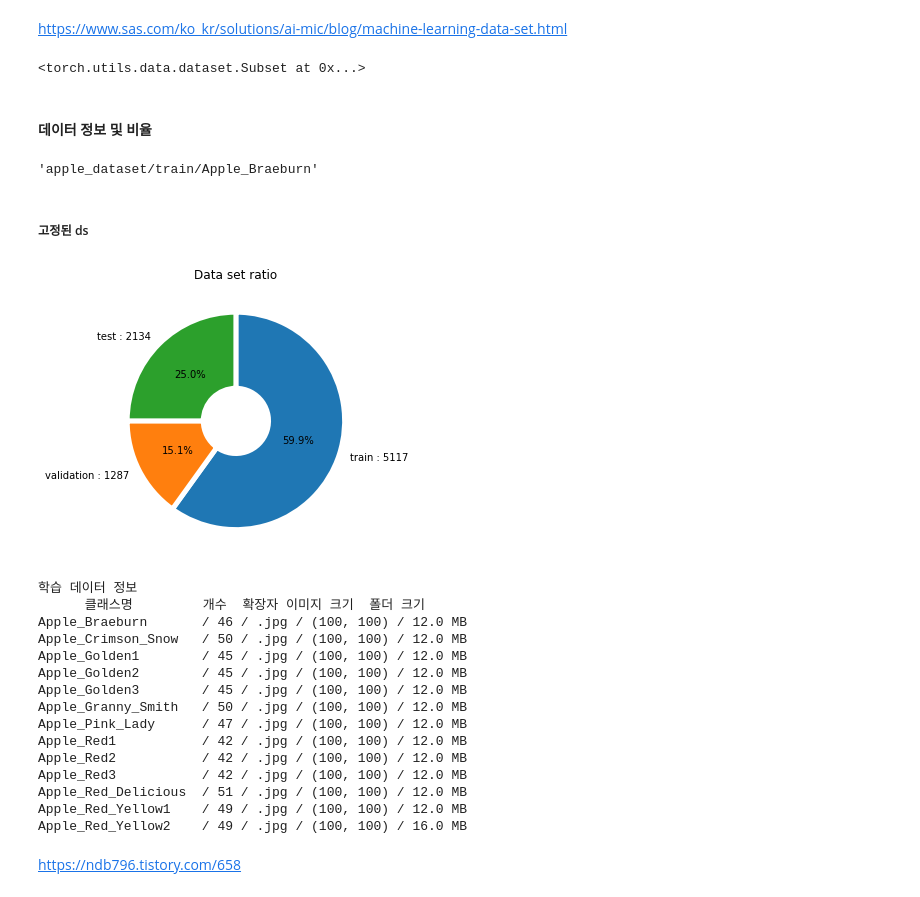
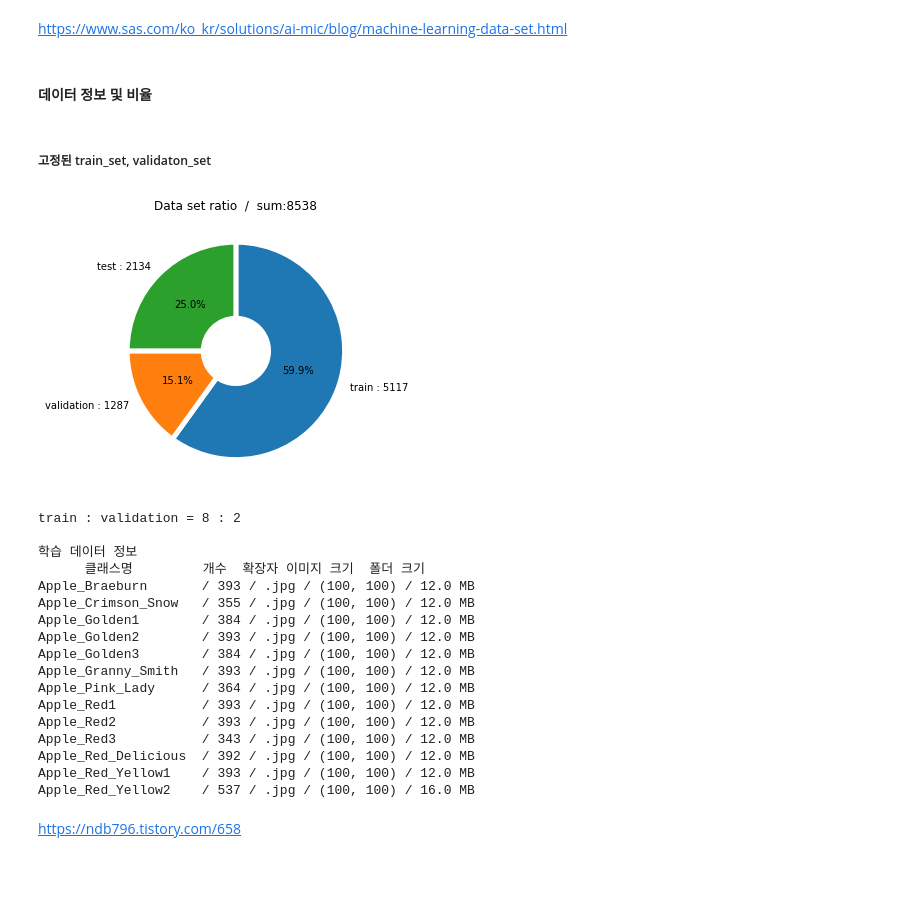
Before and after one commit to presiti/Pytorch_FruitClassification, a Jupyter notebook: A04_20221128_이미지학습.ipynb, the cells around one changed output. Drawn from its saved outputs; the diff is of its cells as text; code cells hidden in the pictures.

```diff
--- a/A04_20221128_이미지학습.ipynb
+++ b/A04_20221128_이미지학습.ipynb
@@ -236,70 +237,67 @@ testloader = torch.utils.data.DataLoader(testset, batch_size=batch_size,
 5. 분포
 # %% [markdown]
 https://www.sas.com/ko_kr/solutions/ai-mic/blog/machine-learning-data-set.html
-# %%
-classes
-# %% [output]
-<torch.utils.data.dataset.Subset at 0x...>
 # %% [markdown]
 #### 데이터 정보 및 비율
-# %%
-trian_file_list[0]
-# %% [output]
-'apple_dataset/train/Apple_Braeburn'
 # %% [markdown]
-##### 고정된 ds
+##### 고정된 train_set, validaton_set
 # %%
-train_list = glob('apple_dataset/train_split/train/Apple_*/**')
+train_list = glob('apple_dataset/train_split/train/Apple_*/*')
 trian_file_list = glob('apple_dataset/train_split/train/Apple_*')
 val_list = glob('apple_dataset/train_split/val/Apple_*/**')
 test_list = glob('apple_dataset/test/Apple_*/**')
 
 all_cnt = len(train_list) + len(val_list) + len(test_list)
 
 # 학습 이미지 개수 확인하기
 plt.rcParams['figure.figsize'] = (5.0, 5.0)
 ratio=[len(train_list), len(val_list), len(test_list)]
 labels = [f'train : {len(train_list)}', f'validation : {len(val_list)}', f'test : {len(test_list)}']
 wedgeprops={'width': 0.7, 'edgecolor': 'w', 'linewidth': 5}
-plt.title('Data set ratio')
+plt.title(f'Data set ratio  /  sum:{all_cnt}')
 plt.pie(ratio, labels=labels, autopct='%.1f%%', startangle=90, counterclock=False, wedgeprops=wedgeprops)
 plt.show()
 
+print('train : validation = 8 : 2')
 print()
 
 print('학습 데이터 정보')
 print('      클래스명         개수  확장자 이미지 크기  폴더 크기')
 for i in range(0, 13):
     file_name = str(trian_file_list[i])
+
+    file_class = glob(f'{file_name}/*')
+
     file_dir = os.listdir(trian_file_list[i])
-
     img_extension = os.path.splitext(file_dir[0])[1]    #파일 확장자 구하기
 
     images = glob(f'{trian_file_list[i]}/*')
-    image = Image.open(f'{images[image_index]}')
-    img_size = image.size      #이미지 사이즈 구하기
+    image = Image.open(f'{images[i]}')
+    img_size = image.size      #이미지 가로세로 크기 구하기
 
-    file_size = os.path.getsize(trian_file_list[i])
+    file_size = os.path.getsize(trian_file_list[i]) #폴더 크기 구하기
     file_MB = file_size / 1024
 
-    print(f'{file_name[32:]:19s}  / {len()} / {img_extension} / {img_size} / {file_MB:.1f} MB')
+    print(f'{file_name[32:]:19s}  / {len(file_class)} / {img_extension} / {img_size} / {file_MB:.1f} MB')
 # %% [output]
-[figure, old version]
+[figure, new version]
+train : validation = 8 : 2
+
 학습 데이터 정보
       클래스명         개수  확장자 이미지 크기  폴더 크기
-Apple_Braeburn       / 46 / .jpg / (100, 100) / 12.0 MB
-Apple_Crimson_Snow   / 50 / .jpg / (100, 100) / 12.0 MB
-Apple_Golden1        / 45 / .jpg / (100, 100) / 12.0 MB
-Apple_Golden2        / 45 / .jpg / (100, 100) / 12.0 MB
-Apple_Golden3        / 45 / .jpg / (100, 100) / 12.0 MB
-Apple_Granny_Smith   / 50 / .jpg / (100, 100) / 12.0 MB
-Apple_Pink_Lady      / 47 / .jpg / (100, 100) / 12.0 MB
-Apple_Red1           / 42 / .jpg / (100, 100) / 12.0 MB
-Apple_Red2           / 42 / .jpg / (100, 100) / 12.0 MB
-Apple_Red3           / 42 / .jpg / (100, 100) / 12.0 MB
-Apple_Red_Delicious  / 51 / .jpg / (100, 100) / 12.0 MB
-Apple_Red_Yellow1    / 49 / .jpg / (100, 100) / 12.0 MB
-Apple_Red_Yellow2    / 49 / .jpg / (100, 100) / 16.0 MB
+Apple_Braeburn       / 393 / .jpg / (100, 100) / 12.0 MB
+Apple_Crimson_Snow   / 355 / .jpg / (100, 100) / 12.0 MB
+Apple_Golden1        / 384 / .jpg / (100, 100) / 12.0 MB
+Apple_Golden2        / 393 / .jpg / (100, 100) / 12.0 MB
+Apple_Golden3        / 384 / .jpg / (100, 100) / 12.0 MB
+Apple_Granny_Smith   / 393 / .jpg / (100, 100) / 12.0 MB
+Apple_Pink_Lady      / 364 / .jpg / (100, 100) / 12.0 MB
+Apple_Red1           / 393 / .jpg / (100, 100) / 12.0 MB
+Apple_Red2           / 393 / .jpg / (100, 100) / 12.0 MB
+Apple_Red3           / 343 / .jpg / (100, 100) / 12.0 MB
+Apple_Red_Delicious  / 392 / .jpg / (100, 100) / 12.0 MB
+Apple_Red_Yellow1    / 393 / .jpg / (100, 100) / 12.0 MB
+Apple_Red_Yellow2    / 537 / .jpg / (100, 100) / 16.0 MB
 # %% [markdown]
 https://ndb796.tistory.com/658
 # %% [markdown]
```
Also changed, not shown: parts of 23 cells of this notebook.
